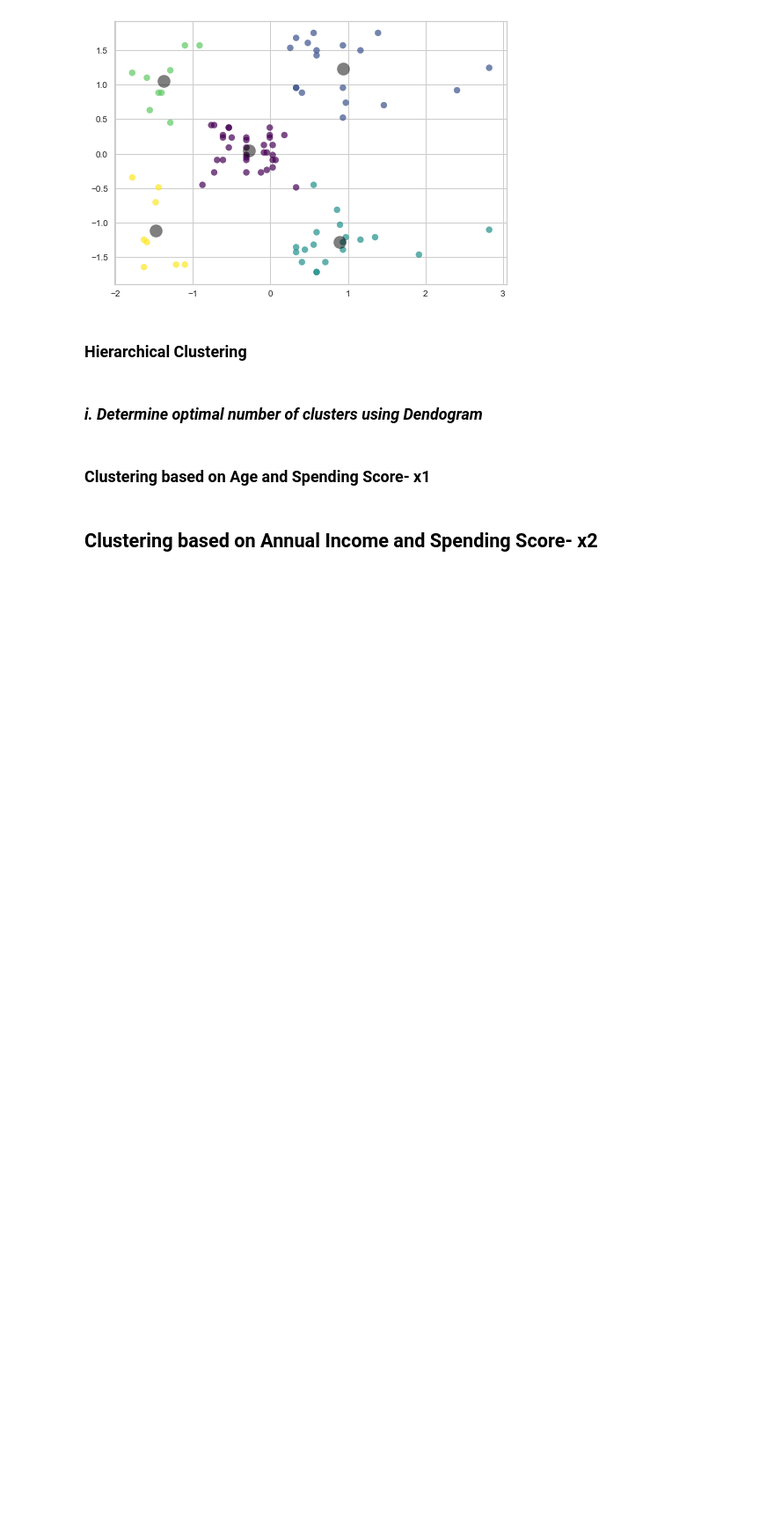
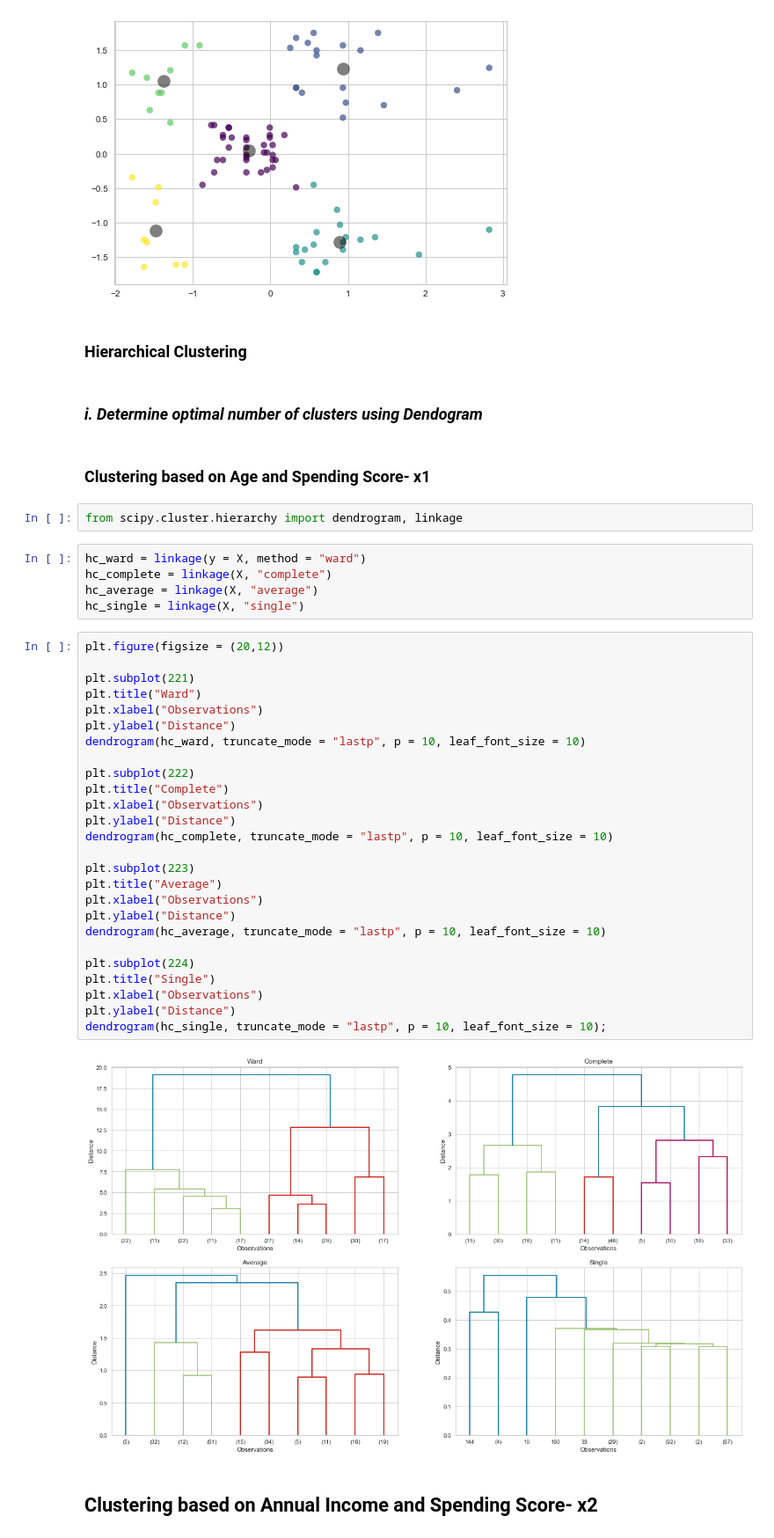
Before and after one commit to dilanozkilic/Machine_Learning_Projects, a Jupyter notebook: Cluestering_Analysis_Customers_Segmentation_Project.ipynb, the cells around one changed output. Shown at 88% size. Saved outputs shown, nothing was run; the diff lists cells and outputs as text; blank space fills up the shorter version.

```diff
--- a/Cluestering_Analysis_Customers_Segmentation_Project.ipynb
+++ b/Cluestering_Analysis_Customers_Segmentation_Project.ipynb
@@ -701,5 +709,40 @@ plt.scatter(centers2[:, 0], centers2[:, 1], c='black', s=200, alpha=0.5)
 ### *i. Determine optimal number of clusters using Dendogram*
 # %% [markdown]
 ### Clustering based on Age and Spending Score- x1
+# %%
+from scipy.cluster.hierarchy import dendrogram, linkage
+# %%
+hc_ward = linkage(y = X, method = "ward")
+hc_complete = linkage(X, "complete")
+hc_average = linkage(X, "average")
+hc_single = linkage(X, "single")
+# %%
+plt.figure(figsize = (20,12))
+
+plt.subplot(221)
+plt.title("Ward")
+plt.xlabel("Observations")
+plt.ylabel("Distance")
+dendrogram(hc_ward, truncate_mode = "lastp", p = 10, leaf_font_size = 10)
+
+plt.subplot(222)
+plt.title("Complete")
+plt.xlabel("Observations")
+plt.ylabel("Distance")
+dendrogram(hc_complete, truncate_mode = "lastp", p = 10, leaf_font_size = 10)
+
+plt.subplot(223)
+plt.title("Average")
+plt.xlabel("Observations")
+plt.ylabel("Distance")
+dendrogram(hc_average, truncate_mode = "lastp", p = 10, leaf_font_size = 10)
+
+plt.subplot(224)
+plt.title("Single")
+plt.xlabel("Observations")
+plt.ylabel("Distance")
+dendrogram(hc_single, truncate_mode = "lastp", p = 10, leaf_font_size = 10);
+# %% [output]
+[figure, added]
 # %% [markdown]
 ## Clustering based on Annual Income and Spending Score- x2
```
Also changed, not shown: parts of 30 cells of this notebook.
